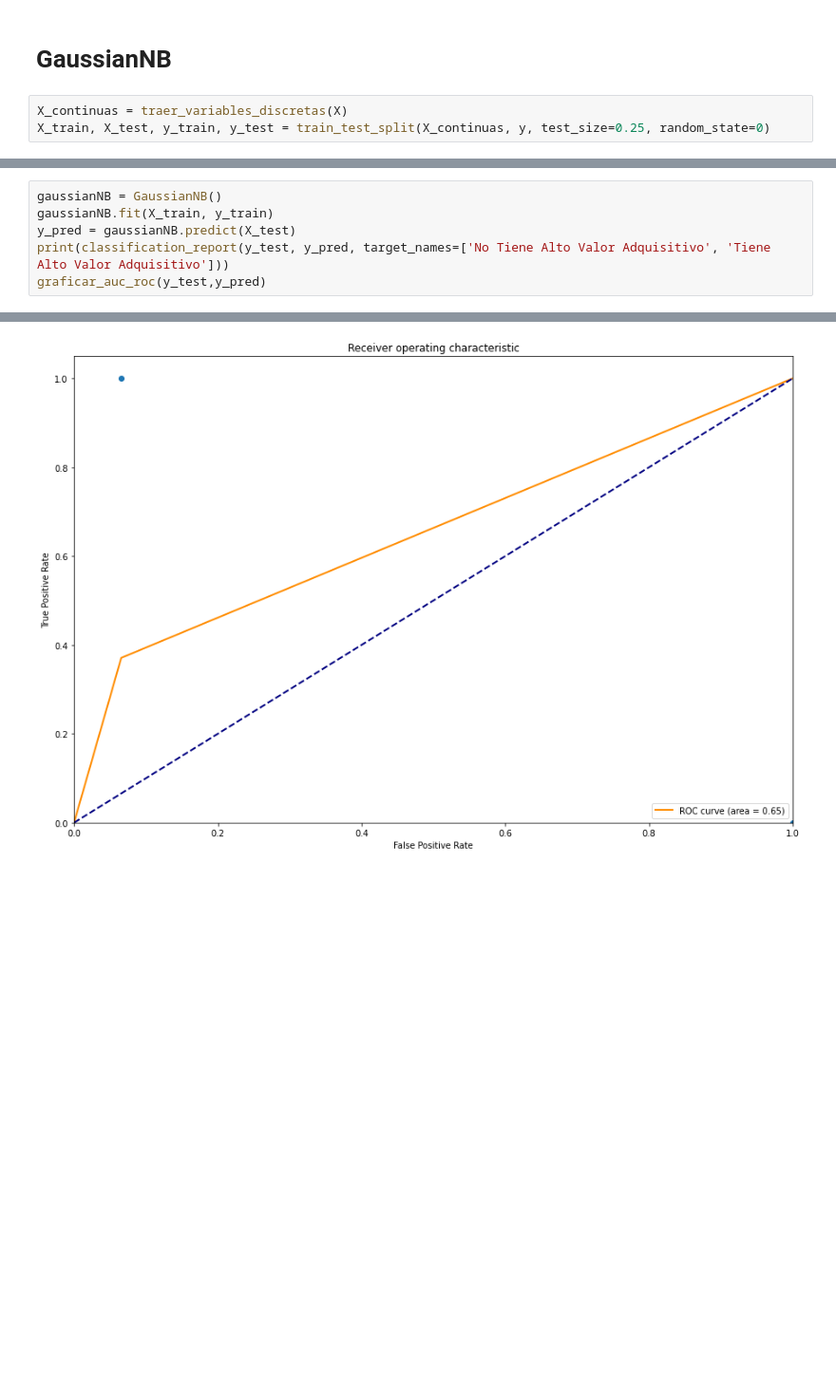
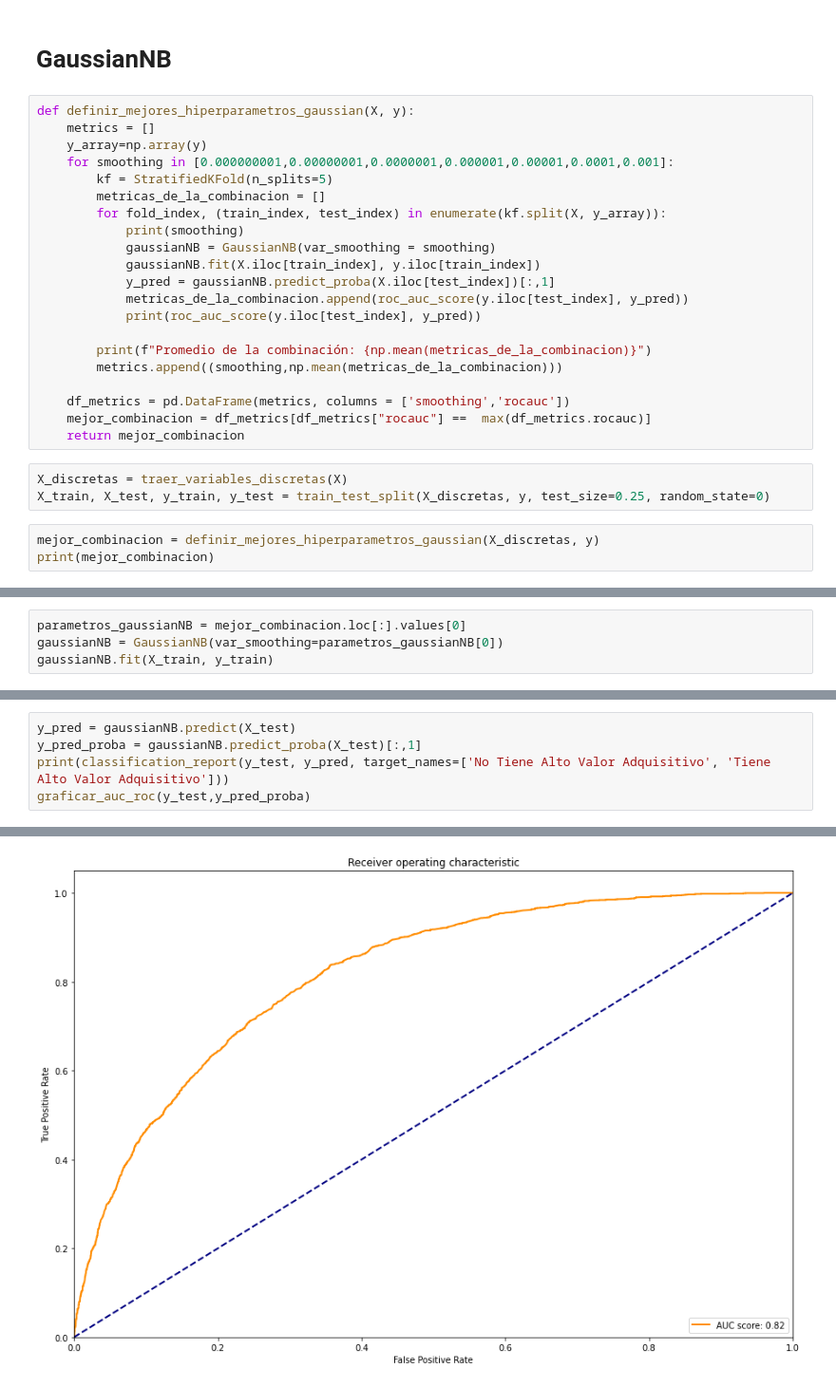
Before and after one commit to MateoCraviotto/Organizacion-de-datos-fiuba-1, a Jupyter notebook: TP2/NaiveBayes.ipynb, the cells around one changed output, grey strips where cells are left out. Shown: that part at 95% size. Drawn from its saved outputs; the diff is of its cells as text; blank space fills up the shorter version.

Commit message:
Agrego el ensamble gaussiano

```diff
--- a/TP2/NaiveBayes.ipynb
+++ b/TP2/NaiveBayes.ipynb
@@ -218,5 +225,29 @@ No Tiene Alto Valor Adquisitivo       0.76      1.00      0.86      6159
 # %% [markdown]
 # GaussianNB
+# %%
+def definir_mejores_hiperparametros_gaussian(X, y):
+    metrics = []
+    y_array=np.array(y)
+    for smoothing in [0.000000001,0.00000001,0.0000001,0.000001,0.00001,0.0001,0.001]:
+        kf = StratifiedKFold(n_splits=5)
+        metricas_de_la_combinacion = []
+        for fold_index, (train_index, test_index) in enumerate(kf.split(X, y_array)):
+            print(smoothing)
+            gaussianNB = GaussianNB(var_smoothing = smoothing)
+            gaussianNB.fit(X.iloc[train_index], y.iloc[train_index])
+            y_pred = gaussianNB.predict_proba(X.iloc[test_index])[:,1]
+            metricas_de_la_combinacion.append(roc_auc_score(y.iloc[test_index], y_pred))
+            print(roc_auc_score(y.iloc[test_index], y_pred))
+
+        print(f"Promedio de la combinación: {np.mean(metricas_de_la_combinacion)}")
+        metrics.append((smoothing,np.mean(metricas_de_la_combinacion)))
+
+    df_metrics = pd.DataFrame(metrics, columns = ['smoothing','rocauc'])
+    mejor_combinacion = df_metrics[df_metrics["rocauc"] ==  max(df_metrics.rocauc)]
+    return mejor_combinacion
 # %%
-X_continuas = traer_variables_discretas(X)
-X_train, X_test, y_train, y_test = train_test_split(X_continuas, y, test_size=0.25, random_state=0)
+X_discretas = traer_variables_discretas(X)
+X_train, X_test, y_train, y_test = train_test_split(X_discretas, y, test_size=0.25, random_state=0)
+# %%
+mejor_combinacion = definir_mejores_hiperparametros_gaussian(X_discretas, y)
+print(mejor_combinacion)
@@ -222,0 +272,4 @@ X_train, X_test, y_train, y_test = train_test_split(X_continuas, y, test_size=0.
+# %%
+parametros_gaussianNB = mejor_combinacion.loc[:].values[0]
+gaussianNB = GaussianNB(var_smoothing=parametros_gaussianNB[0])
+gaussianNB.fit(X_train, y_train)
@@ -223,9 +278,8 @@ X_train, X_test, y_train, y_test = train_test_split(X_continuas, y, test_size=0.
 # %%
-gaussianNB = GaussianNB()
-gaussianNB.fit(X_train, y_train)
 y_pred = gaussianNB.predict(X_test)
+y_pred_proba = gaussianNB.predict_proba(X_test)[:,1]
 print(classification_report(y_test, y_pred, target_names=['No Tiene Alto Valor Adquisitivo', 'Tiene Alto Valor Adquisitivo']))
-graficar_auc_roc(y_test,y_pred)
+graficar_auc_roc(y_test,y_pred_proba)
 # %% [output]
                                  precision    recall  f1-score   support
 
@@ -238 +292 @@ No Tiene Alto Valor Adquisitivo       0.82      0.93      0.87      6159
-[figure, old version]
+[figure, new version]
```
Also changed, not shown: parts of 24 cells of this notebook, 1 other file.
